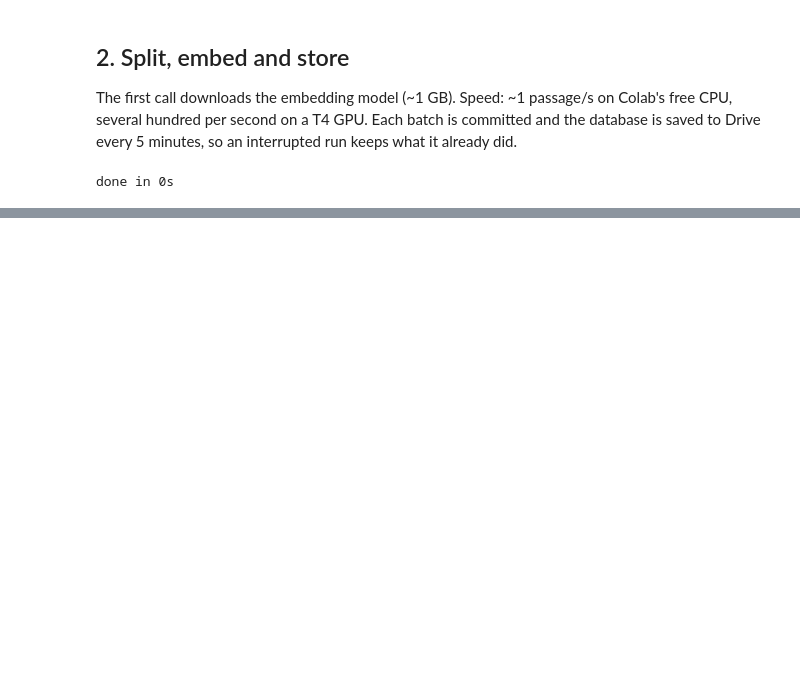
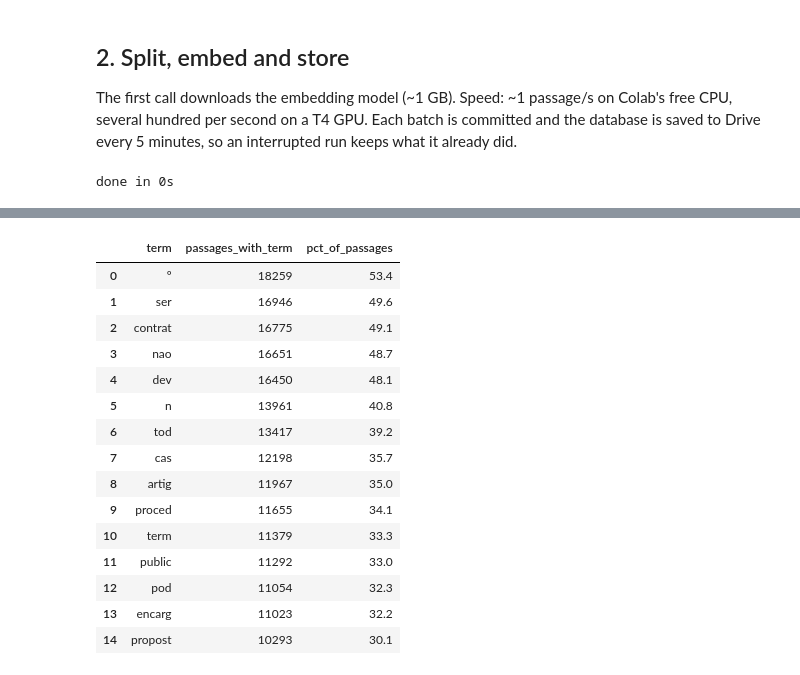
Before and after one commit to renejerez/procurement-poc, a Jupyter notebook: 05_rag_index.ipynb, the cells around one changed output, grey strips where cells are left out. Saved outputs shown, nothing was run; the diff lists cells and outputs as text; code cells hidden in the pictures; blank space fills up the shorter version.

```diff
--- a/05_rag_index.ipynb
+++ b/05_rag_index.ipynb
@@ -212,11 +216,15 @@ try:
     con.execute("INSTALL fts; LOAD fts")
     fts_exists = con.execute("SELECT COUNT(*) FROM information_schema.schemata "
                              "WHERE schema_name = 'fts_main_rag_chunks'").fetchall()[0][0] > 0
-    if fts_exists and done_chunks == 0 and not len(removed_hashes):
+    built_with = dict(con.execute("SELECT key, value FROM rag_meta").fetchall()).get("fts_stopwords")
+    same_stopwords = built_with == rag.FTS_STOPWORDS_VERSION
+    if fts_exists and same_stopwords and done_chunks == 0 and not len(removed_hashes):
         raise StopIteration("nothing new since the last run")
-    con.execute("""PRAGMA create_fts_index('rag_chunks', 'chunk_id', 'text',
-                   stemmer = 'portuguese', stopwords = 'none', strip_accents = 1, lower = 1, overwrite = 1)""")
-    print("BM25 index built")
+    if fts_exists and not same_stopwords:
+        print(f"stopword list changed ({built_with or 'none'} -> {rag.FTS_STOPWORDS_VERSION}): rebuilding the BM25 index")
+    t0 = time.time()
+    rag.build_fts_index(con)
+    print(f"BM25 index built in {time.time() - t0:.0f}s, without {len(rag.PT_STOPWORDS)} stopwords")
 except StopIteration as e:
     print("BM25 index up to date:", e)
 except Exception as e:
@@ -260,0 +237,27 @@ score 0.0167  |  14495891 · Processo Concurso/1_Caderno_de_Encargos_CPR_n_03_SA
+# %%
+# Check: the most frequent terms left in the index (stemmed). Articles and prepositions should no longer appear.
+try:
+    display(con.sql("""
+        SELECT d.term, d.df AS passages_with_term, ROUND(100.0 * d.df / s.num_docs, 1) AS pct_of_passages
+        FROM fts_main_rag_chunks.dict d, fts_main_rag_chunks.stats s
+        ORDER BY d.df DESC LIMIT 15
+    """).df())
+except Exception as e:
+    print("no BM25 index to check:", e)
+# %% [output]
+|  | term | passages_with_term | pct_of_passages |
+| 0 | º | 18259 | 53.4 |
+| 1 | ser | 16946 | 49.6 |
+| 2 | contrat | 16775 | 49.1 |
+| 3 | nao | 16651 | 48.7 |
+| 4 | dev | 16450 | 48.1 |
+| 5 | n | 13961 | 40.8 |
+| 6 | tod | 13417 | 39.2 |
+| 7 | cas | 12198 | 35.7 |
+| 8 | artig | 11967 | 35.0 |
+| 9 | proced | 11655 | 34.1 |
+| 10 | term | 11379 | 33.3 |
+| 11 | public | 11292 | 33.0 |
+| 12 | pod | 11054 | 32.3 |
+| 13 | encarg | 11023 | 32.2 |
+| 14 | propost | 10293 | 30.1 |
```
Also changed, not shown: parts of 10 cells of this notebook, 7 other files.
